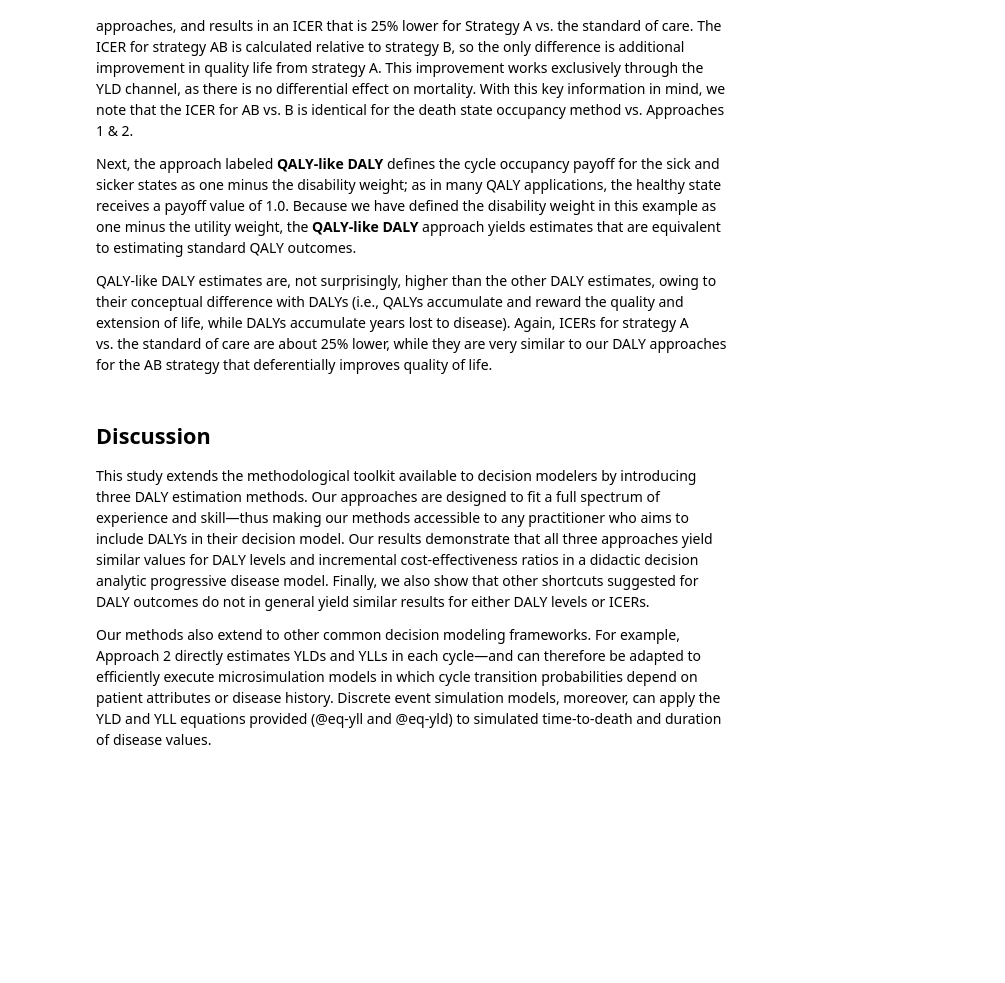
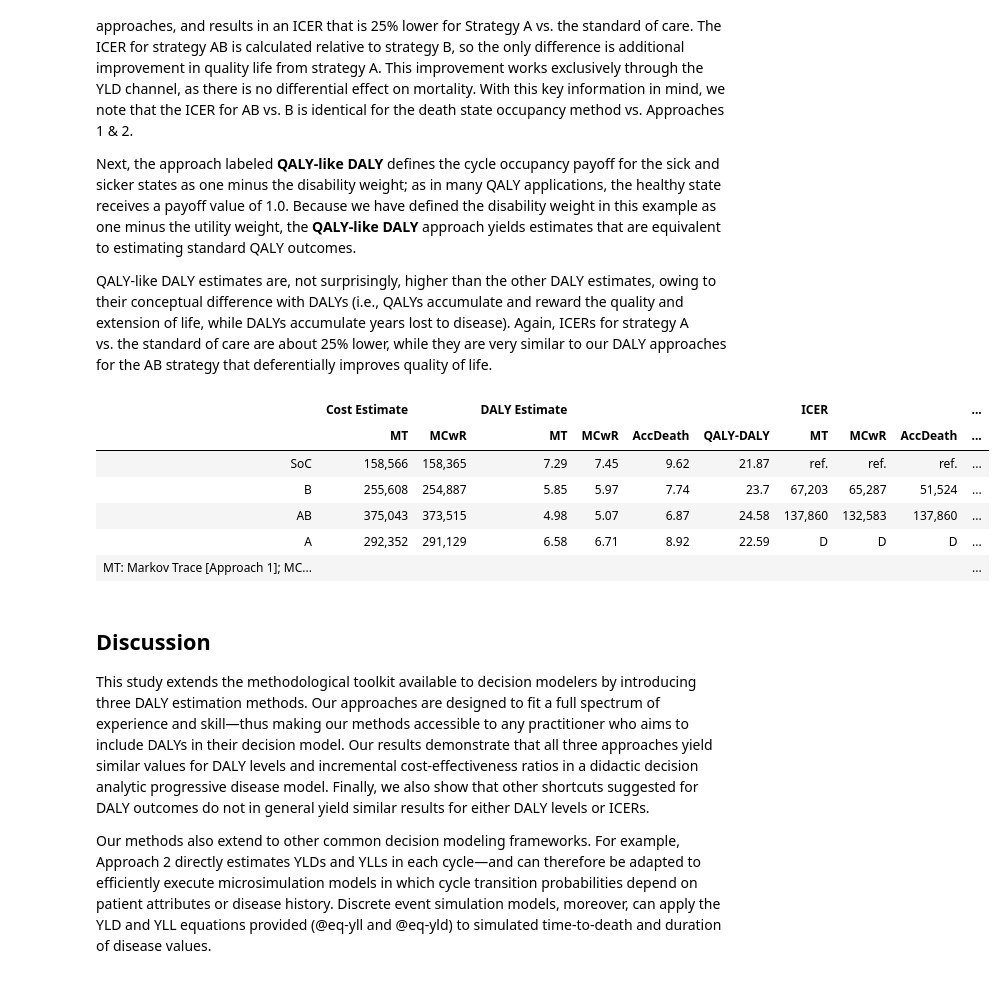
Before and after one commit to graveja0/dalys, a Jupyter notebook: index.embed.ipynb, the cells around one changed output. Drawn from its saved outputs; the diff is of its cells as text; code cells hidden in the pictures; blank space fills up the shorter version.

```diff
--- a/index.embed.ipynb
+++ b/index.embed.ipynb
@@ -1587,37 +1646,61 @@ cea <-
   )   %>%
   bind_rows(
     dampack::calculate_icers(cost = result1$COST, effect = -result1$ACCDALY, strategies = result1$strategy) %>%
             mutate(Effect = -Effect) %>% mutate(approach = "AccDALY")
 
   ) %>%
   bind_rows(
     dampack::calculate_icers(cost = result1$COST, effect = result1$QALY_DALY, strategies = result1$strategy) %>%
       mutate(approach = "QALY-like-DALY")
   )  %>%
   mutate_at(vars(ICER,Inc_Cost,Cost), ~case_when(Status=="ND" & is.na(.)~"ref.",
                                                   Status=="D" & is.na(.) ~ "D",
                                                   .default=as.character(prettyNum(round(.,0), big.mark=",")))) %>%
   mutate_at(vars(Inc_Effect,Effect), ~case_when(Status=="ND" & is.na(.)~"ref.",
                                                   Status=="D"& is.na(.) ~ "D" ,
                                                   .default=as.character(prettyNum(round(.,2), big.mark=","))))  %>%
   select(approach,Strategy,Cost,Inc_Cost,Effect,Inc_Effect,ICER)
 
 cea %>%
   gather(outcome,value,-approach,-Strategy) %>%
   unite(outcome,outcome,approach) %>%
   pivot_wider(names_from = outcome, values_from = value) %>%
   janitor::clean_names() %>%
   select(strategy,contains("1_2"), contains("_3"),contains("acc_daly"), contains("qaly_like")) %>%
   mutate(res_1_2 = glue::glue("{effect_1_2}"),
          res_3 = glue::glue("{effect_3}"),
          res_acc_daly = glue::glue("{effect_acc_daly}"),
          res_qaly_like_daly = glue::glue("{effect_qaly_like_daly}")) %>%
   select(strategy,cost_1_2,cost_3,res_1_2,res_3,res_acc_daly,res_qaly_like_daly,icer_1_2,icer_3,icer_acc_daly,icer_qaly_like_daly) %>%
   mutate_at(vars(cost_1_2,cost_3,res_acc_daly,res_qaly_like_daly,res_1_2,res_3),function(x) ifelse(x=="D","",x)) %>%
-  kable(col.names = c("","Markov Trace (1&2)","Markov Chain With Rewards (3)", "Markov Trace (1&2)","Markov Chain With Rewards (3)","Death State Occupancy","QALY-like DALY",
-                     "Markov Trace (1&2)","Markov Chain With Rewards (3)", "Death State Occupancy","QALY-like DALY")) %>%
-  kable_styling() %>%
-  add_header_above(c("", "Cost Estimate" = 2, "DALY Estimate"=4, "ICER"=4))
+  flextable() %>%
+  set_header_labels(
+      strategy = "",
+      cost_1_2 = "MT",
+      cost_3 = "MCwR",
+      res_1_2 = "MT",
+      res_3 = "MCwR",
+      res_acc_daly = "AccDeath",
+      res_qaly_like_daly = "QALY-DALY",
+      icer_1_2 = "MT",
+      icer_3 = "MCwR",
+      icer_acc_daly =  "AccDeath",
+      icer_qaly_like_daly = "QALY-DALY"
+    ) %>%
+    add_footer_lines("MT: Markov Trace [Approach 1]; MCwR = Markov Chain with Rewards [Approach 3]; AccDeath = Accumulate time in absorbing death state; QALY-DALY = QALY-like DALY; D = dominated strategy") %>%
+     add_header_row( values = c("","Cost Estimate","DALY Estimate","ICER"),colwidths = c(1,2,4,4)) %>%
+    align(part="header",align="right") %>%
+    align(part = "body", align = "right") %>%
+    width(j = 1, width=1) %>%
+    width(j=2:11,width=.75)
+# %% [output]
+|  | Cost Estimate |  | DALY Estimate |  |  |  | ICER |  |  | ... |
+|  | MT | MCwR | MT | MCwR | AccDeath | QALY-DALY | MT | MCwR | AccDeath | ... |
+| SoC | 158,566 | 158,365 | 7.29 | 7.45 | 9.62 | 21.87 | ref. | ref. | ref. | ... |
+| B | 255,608 | 254,887 | 5.85 | 5.97 | 7.74 | 23.7 | 67,203 | 65,287 | 51,524 | ... |
+| AB | 375,043 | 373,515 | 4.98 | 5.07 | 6.87 | 24.58 | 137,860 | 132,583 | 137,860 | ... |
+| A | 292,352 | 291,129 | 6.58 | 6.71 | 8.92 | 22.59 | D | D | D | ... |
+| MT: Markov Trace [Approach 1]; MC... |  |  |  |  |  |  |  |  |  | ... |
 # %% [markdown]
 ## Discussion
 
```
Also changed, not shown: parts of 4 cells of this notebook, 8 other files.
